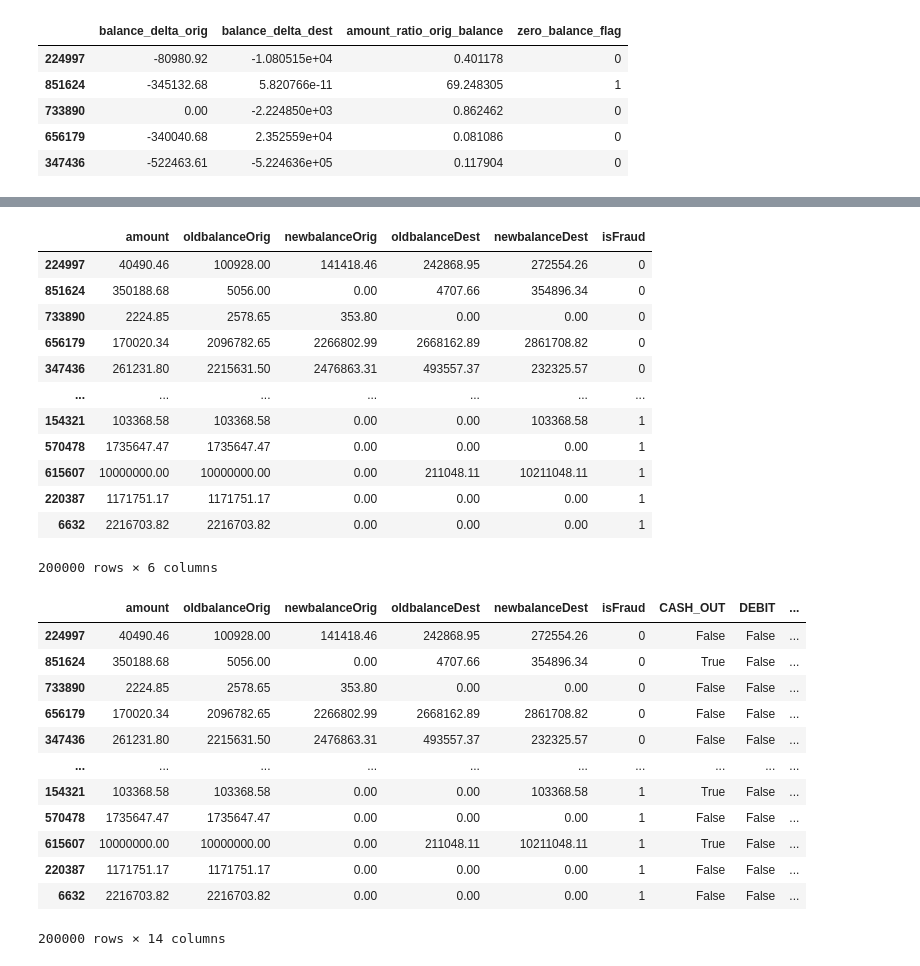
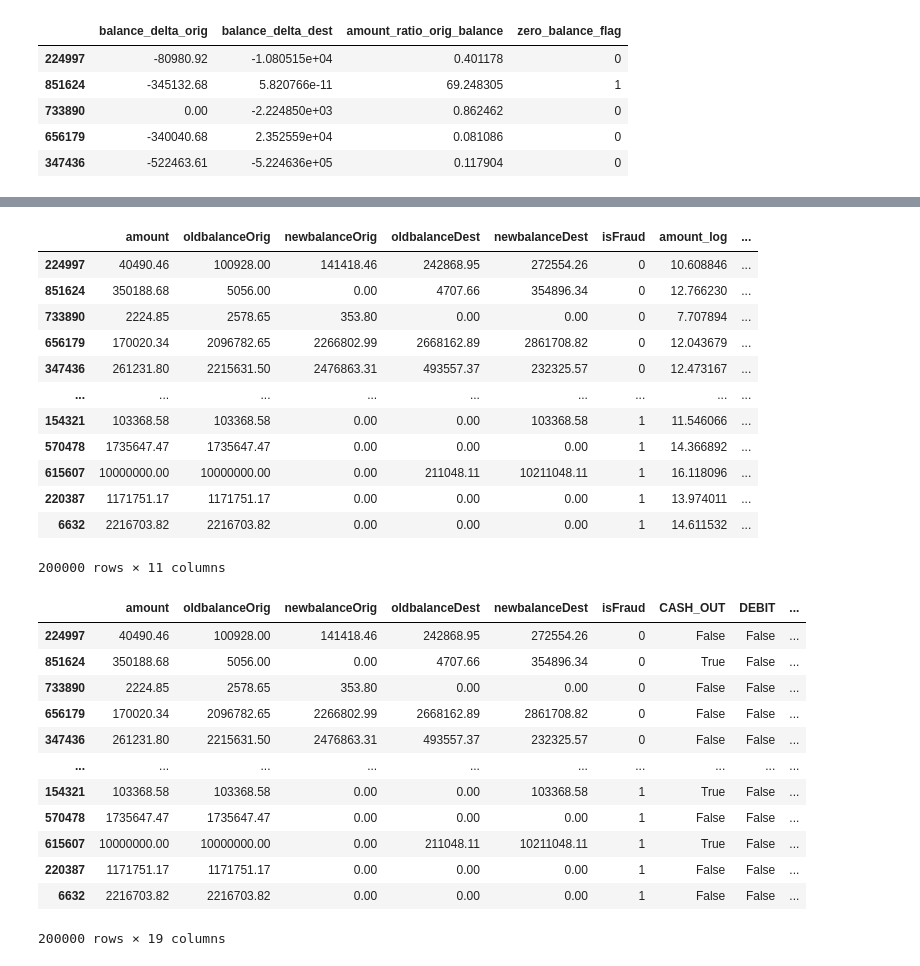
Before and after one commit to DataEden/The-Knowledge-House-2025, a Jupyter notebook: T-Labs/ML-Fraud-Detection/notebooks/transform.ipynb, the cells around one changed output, grey strips where cells are left out. Cells and saved outputs as stored; diff of their text form; code cells hidden in the pictures.

```diff
--- a/T-Labs/ML-Fraud-Detection/notebooks/transform.ipynb
+++ b/T-Labs/ML-Fraud-Detection/notebooks/transform.ipynb
@@ -116,0 +139,11 @@ Name: count, dtype: int64
+# %%
+# Log transforming predictor variables--those that are highly skewed, which are all in this case--for subsequent model training.
+# Columns with skew to log-transform
+skewed_cols = ['amount', 'oldbalanceOrig', 'newbalanceOrig',
+               'oldbalanceDest', 'newbalanceDest']
+
+# Apply log1p to avoid log(0)
+for col in skewed_cols:
+    df_sample[f'{col}_log'] = np.log1p(df_sample[col])
+
+df_sample[['amount', 'amount_log']].head()
@@ -159,5 +218,6 @@ df_sample[['balance_delta_orig', 'balance_delta_dest',
 # %%
-# Features to drop to get baseline version
+# Another approach for selecting baseline dataset vs. transformed dataset
+# Features dropped to get baseline V1
 engineered_cols = [
     'balance_delta_orig',
     'balance_delta_dest',
@@ -169,28 +229,28 @@ engineered_cols = [
     'TRANSFER'
 ]
 
-# Version 1: Original features only
-df_baseline = df_sample.drop(columns=engineered_cols)
+# V1: Original features only
+df_log_transform = df_sample.drop(columns=engineered_cols)
 
-# Version 2: Original + engineered features
+# V2: Original + engineered (change in transactions) features
 df_enhanced = df_sample.copy()
 # %%
 #
-df_baseline
+df_log_transform
 # %% [output]
-|  | amount | oldbalanceOrig | newbalanceOrig | oldbalanceDest | newbalanceDest | isFraud |
-| 224997 | 40490.46 | 100928.00 | 141418.46 | 242868.95 | 272554.26 | 0 |
-| 851624 | 350188.68 | 5056.00 | 0.00 | 4707.66 | 354896.34 | 0 |
-| 733890 | 2224.85 | 2578.65 | 353.80 | 0.00 | 0.00 | 0 |
-| 656179 | 170020.34 | 2096782.65 | 2266802.99 | 2668162.89 | 2861708.82 | 0 |
-| 347436 | 261231.80 | 2215631.50 | 2476863.31 | 493557.37 | 232325.57 | 0 |
-| ... | ... | ... | ... | ... | ... | ... |
-| 154321 | 103368.58 | 103368.58 | 0.00 | 0.00 | 103368.58 | 1 |
-| 570478 | 1735647.47 | 1735647.47 | 0.00 | 0.00 | 0.00 | 1 |
-| 615607 | 10000000.00 | 10000000.00 | 0.00 | 211048.11 | 10211048.11 | 1 |
-| 220387 | 1171751.17 | 1171751.17 | 0.00 | 0.00 | 0.00 | 1 |
-| 6632 | 2216703.82 | 2216703.82 | 0.00 | 0.00 | 0.00 | 1 |
+|  | amount | oldbalanceOrig | newbalanceOrig | oldbalanceDest | newbalanceDest | isFraud | amount_log | ... |
+| 224997 | 40490.46 | 100928.00 | 141418.46 | 242868.95 | 272554.26 | 0 | 10.608846 | ... |
+| 851624 | 350188.68 | 5056.00 | 0.00 | 4707.66 | 354896.34 | 0 | 12.766230 | ... |
+| 733890 | 2224.85 | 2578.65 | 353.80 | 0.00 | 0.00 | 0 | 7.707894 | ... |
+| 656179 | 170020.34 | 2096782.65 | 2266802.99 | 2668162.89 | 2861708.82 | 0 | 12.043679 | ... |
+| 347436 | 261231.80 | 2215631.50 | 2476863.31 | 493557.37 | 232325.57 | 0 | 12.473167 | ... |
+| ... | ... | ... | ... | ... | ... | ... | ... | ... |
+| 154321 | 103368.58 | 103368.58 | 0.00 | 0.00 | 103368.58 | 1 | 11.546066 | ... |
+| 570478 | 1735647.47 | 1735647.47 | 0.00 | 0.00 | 0.00 | 1 | 14.366892 | ... |
+| 615607 | 10000000.00 | 10000000.00 | 0.00 | 211048.11 | 10211048.11 | 1 | 16.118096 | ... |
+| 220387 | 1171751.17 | 1171751.17 | 0.00 | 0.00 | 0.00 | 1 | 13.974011 | ... |
+| 6632 | 2216703.82 | 2216703.82 | 0.00 | 0.00 | 0.00 | 1 | 14.611532 | ... |
-200000 rows × 6 columns
+200000 rows × 11 columns
 # %%
 df_enhanced
 # %% [output]
@@ -206,4 +266,4 @@ df_enhanced
 | 615607 | 10000000.00 | 10000000.00 | 0.00 | 211048.11 | 10211048.11 | 1 | True | False | ... |
 | 220387 | 1171751.17 | 1171751.17 | 0.00 | 0.00 | 0.00 | 1 | False | False | ... |
 | 6632 | 2216703.82 | 2216703.82 | 0.00 | 0.00 | 0.00 | 1 | False | False | ... |
-200000 rows × 14 columns
+200000 rows × 19 columns
```
Also changed, not shown: parts of 13 cells of this notebook.
